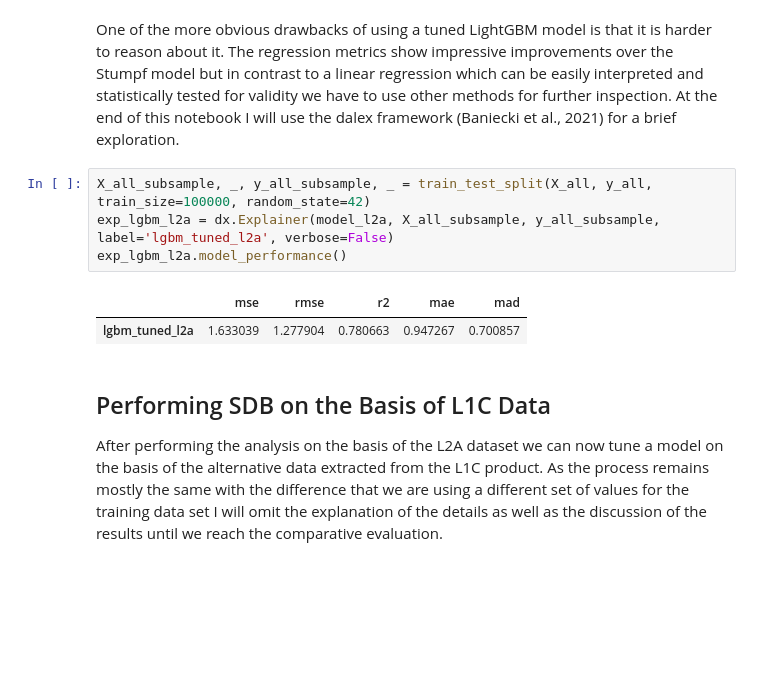
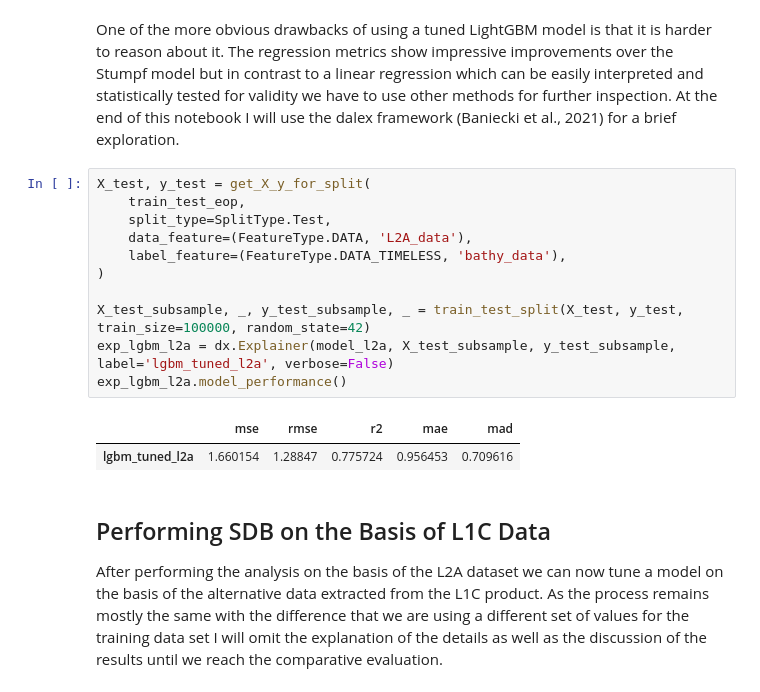
Before and after one commit to WalternativE/evaluation-preprocessing-methods-sentinel2-ml-based-bathymetry-estimation, a Jupyter notebook: notebooks/12__lgbm_calibration_mille_lacs.ipynb, the cells around one changed output. Drawn from its saved outputs; the diff is of its cells as text; blank space fills up the shorter version.

Commit message:
Finishes lgbm notebook documentation
- Changes subsamples for explanations to test set
  as complete set also holds known examples, this
  would have improved the model metrics by a small
  amount

```diff
--- a/notebooks/12__lgbm_calibration_mille_lacs.ipynb
+++ b/notebooks/12__lgbm_calibration_mille_lacs.ipynb
@@ -261,12 +261,19 @@ plt.show()
 # %% [markdown]
 One of the more obvious drawbacks of using a tuned LightGBM model is that it is harder to reason about it. The regression metrics show impressive improvements over the Stumpf model but in contrast to a linear regression which can be easily interpreted and statistically tested for validity we have to use other methods for further inspection. At the end of this notebook I will use the dalex framework (Baniecki et al., 2021) for a brief exploration.
 # %%
-X_all_subsample, _, y_all_subsample, _ = train_test_split(X_all, y_all, train_size=100000, random_state=42)
-exp_lgbm_l2a = dx.Explainer(model_l2a, X_all_subsample, y_all_subsample, label='lgbm_tuned_l2a', verbose=False)
+X_test, y_test = get_X_y_for_split(
+    train_test_eop,
+    split_type=SplitType.Test,
+    data_feature=(FeatureType.DATA, 'L2A_data'),
+    label_feature=(FeatureType.DATA_TIMELESS, 'bathy_data'),
+)
+
+X_test_subsample, _, y_test_subsample, _ = train_test_split(X_test, y_test, train_size=100000, random_state=42)
+exp_lgbm_l2a = dx.Explainer(model_l2a, X_test_subsample, y_test_subsample, label='lgbm_tuned_l2a', verbose=False)
 exp_lgbm_l2a.model_performance()
 # %% [output]
 |  | mse | rmse | r2 | mae | mad |
-| lgbm_tuned_l2a | 1.633039 | 1.277904 | 0.780663 | 0.947267 | 0.700857 |
+| lgbm_tuned_l2a | 1.660154 | 1.28847 | 0.775724 | 0.956453 | 0.709616 |
 # %% [markdown]
 ## Performing SDB on the Basis of L1C Data
 
```
Also changed, not shown: parts of 13 cells of this notebook, 9 other files.
